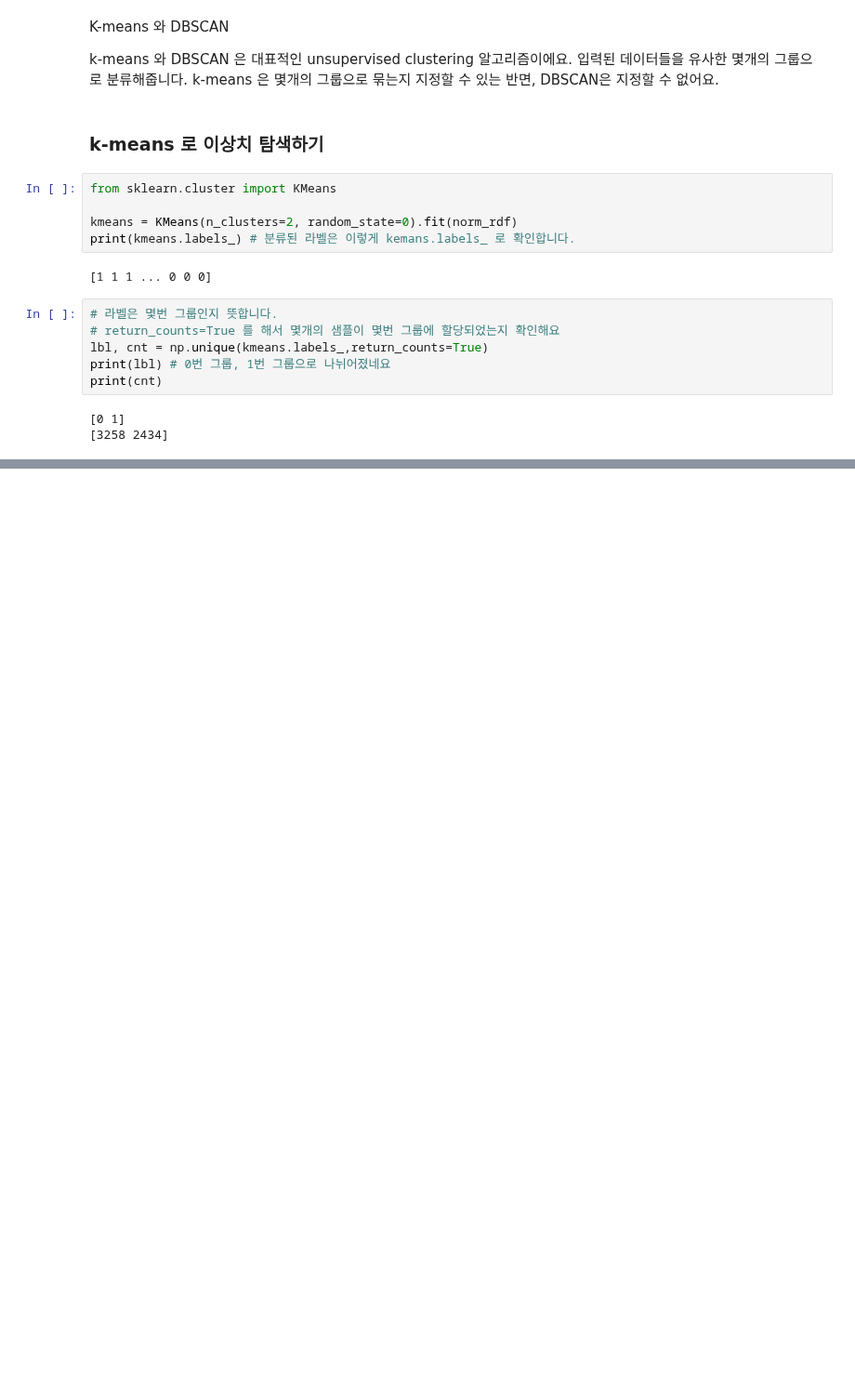
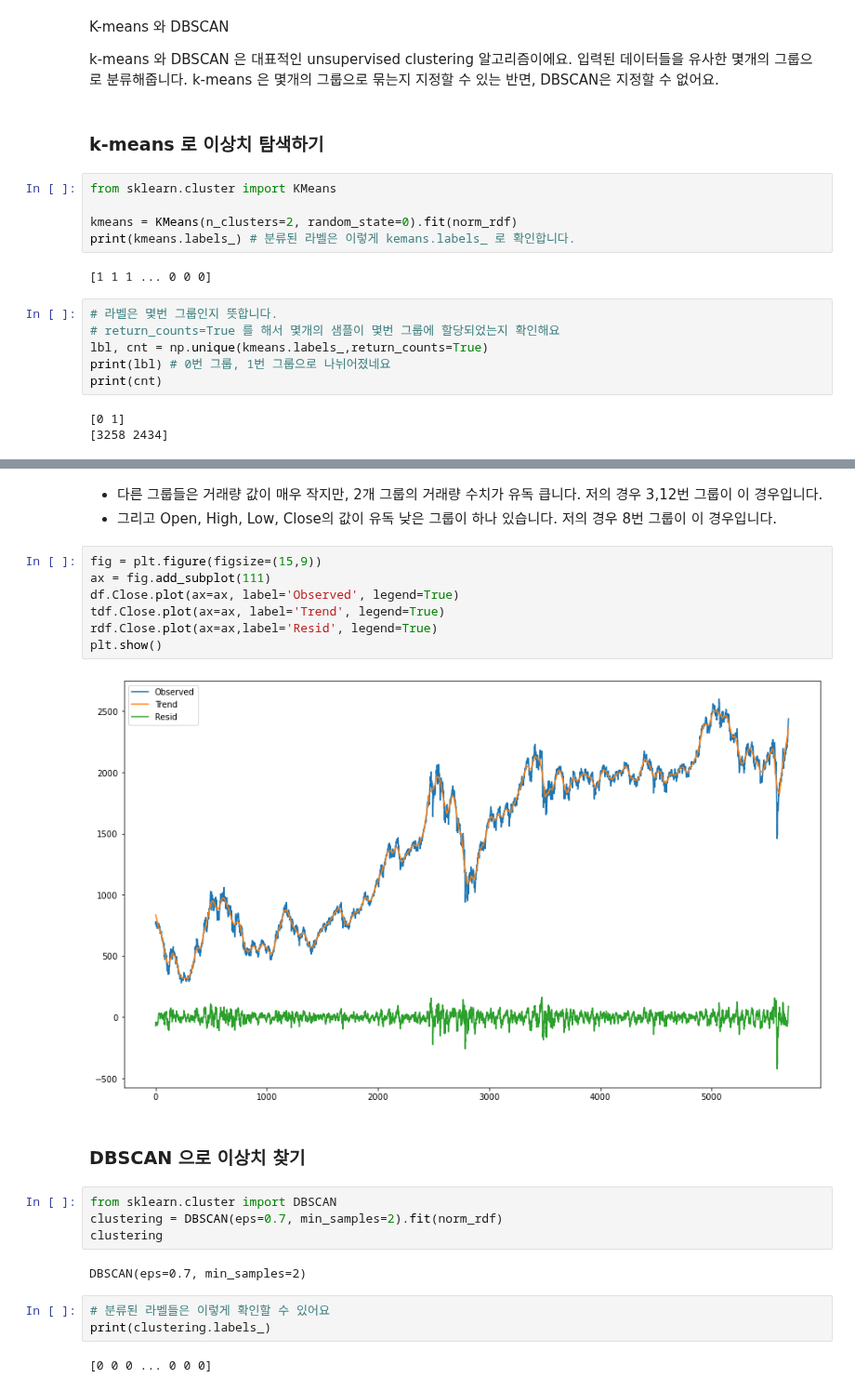
Before and after one commit to JPumpkin645/AIFFEL, a Jupyter notebook: Week_13/Ex_20_practice.ipynb, the cells around one changed output, grey strips where cells are left out. Shown at 93% size. Cells and saved outputs as stored; diff of their text form; blank space fills up the shorter version.

```diff
--- a/Week_13/Ex_20_practice.ipynb
+++ b/Week_13/Ex_20_practice.ipynb
@@ -288,0 +397,25 @@ print(cnt)
+# %% [markdown]
+- 다른 그룹들은 거래량 값이 매우 작지만, 2개 그룹의 거래량 수치가 유독 큽니다. 저의 경우 3,12번 그룹이 이 경우입니다.
+- 그리고 Open, High, Low, Close의 값이 유독 낮은 그룹이 하나 있습니다. 저의 경우 8번 그룹이 이 경우입니다.
+# %%
+fig = plt.figure(figsize=(15,9))
+ax = fig.add_subplot(111)
+df.Close.plot(ax=ax, label='Observed', legend=True)
+tdf.Close.plot(ax=ax, label='Trend', legend=True)
+rdf.Close.plot(ax=ax,label='Resid', legend=True)
+plt.show()
+# %% [output]
+[figure, added]
+# %% [markdown]
+### DBSCAN 으로 이상치 찾기
+# %%
+from sklearn.cluster import DBSCAN
+clustering = DBSCAN(eps=0.7, min_samples=2).fit(norm_rdf)
+clustering
+# %% [output]
+DBSCAN(eps=0.7, min_samples=2)
+# %%
+# 분류된 라벨들은 이렇게 확인할 수 있어요
+print(clustering.labels_)
+# %% [output]
+[0 0 0 ... 0 0 0]
```
Also changed, not shown: parts of 19 cells of this notebook.
